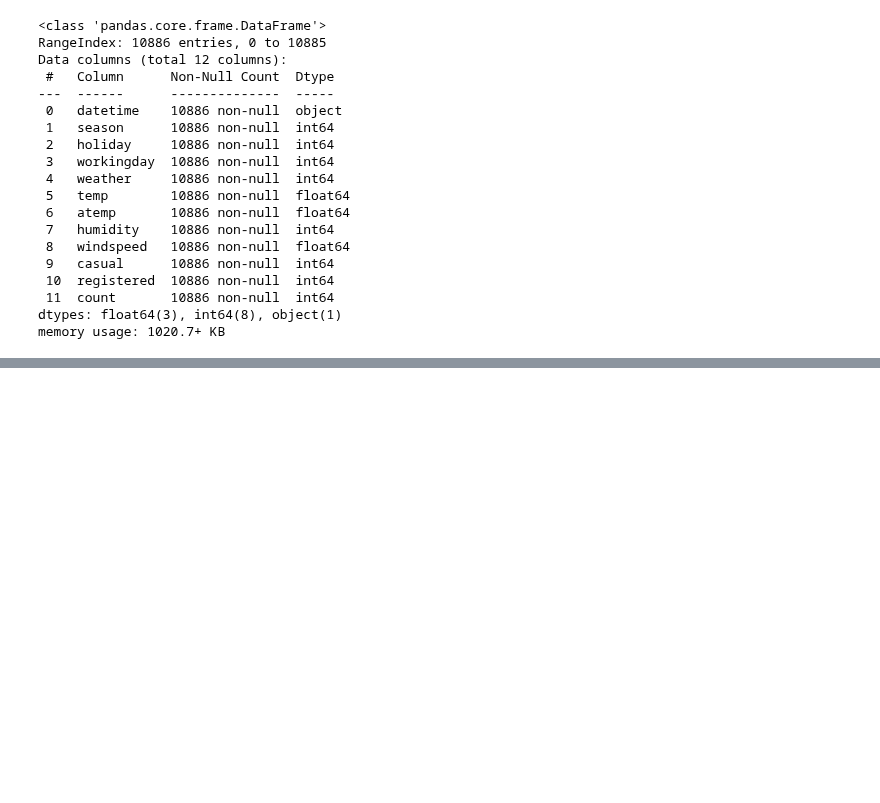
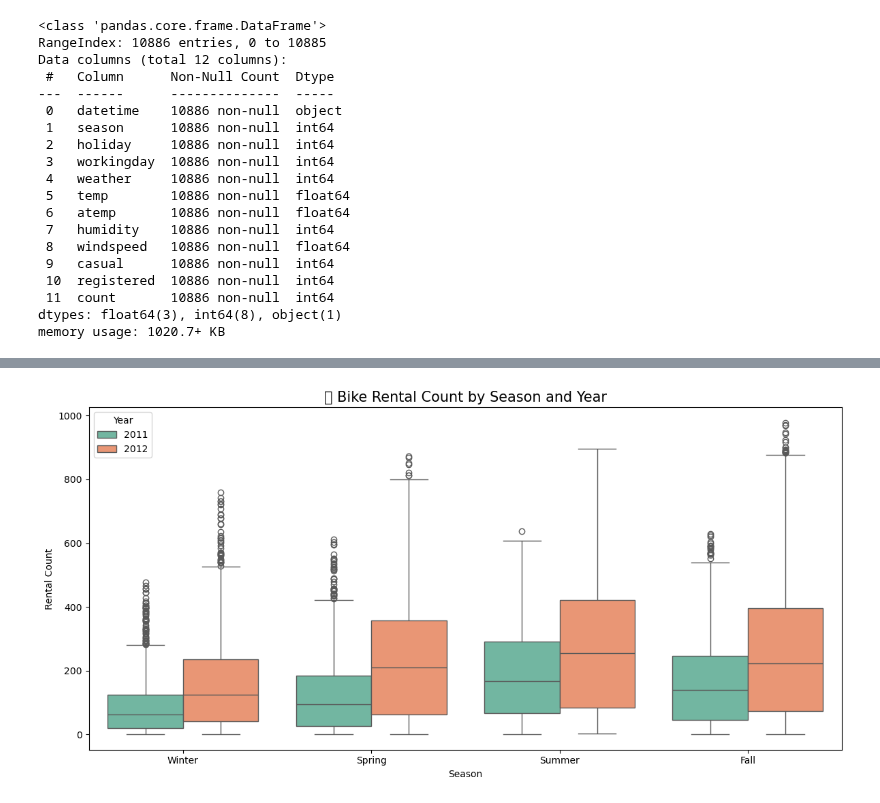
Before and after one commit to irisyshin/hipython_rep, a Jupyter notebook: 39_bike대여량예측모델.ipynb, the cells around one changed output, grey strips where cells are left out. Saved outputs shown, nothing was run; the diff lists cells and outputs as text; code cells hidden in the pictures; blank space fills up the shorter version.

```diff
--- a/39_bike대여량예측모델.ipynb
+++ b/39_bike대여량예측모델.ipynb
@@ -68,0 +209,25 @@ memory usage: 1020.7+ KB
+# %%
+# 시즌 이름 추가 (Spring, Summer, Fall, Winter)
+def get_season(month):
+    if month in [3, 4, 5]:
+        return 'Spring'
+    elif month in [6, 7, 8]:
+        return 'Summer'
+    elif month in [9, 10, 11]:
+        return 'Fall'
+    else:
+        return 'Winter'
+
+df_train['season_label'] = df_train['month'].apply(get_season)
+# %%
+plt.figure(figsize=(12, 6))
+sns.boxplot(x='season_label', y='count', hue='year', data=df_train,
+            palette='Set2')
+plt.title('🚲 Bike Rental Count by Season and Year', fontsize=15)
+plt.xlabel('Season')
+plt.ylabel('Rental Count')
+plt.legend(title='Year')
+plt.tight_layout()
+plt.show()
+# %% [output]
+[figure, added]
```
Also changed, not shown: parts of 13 cells of this notebook, 1 other file.
